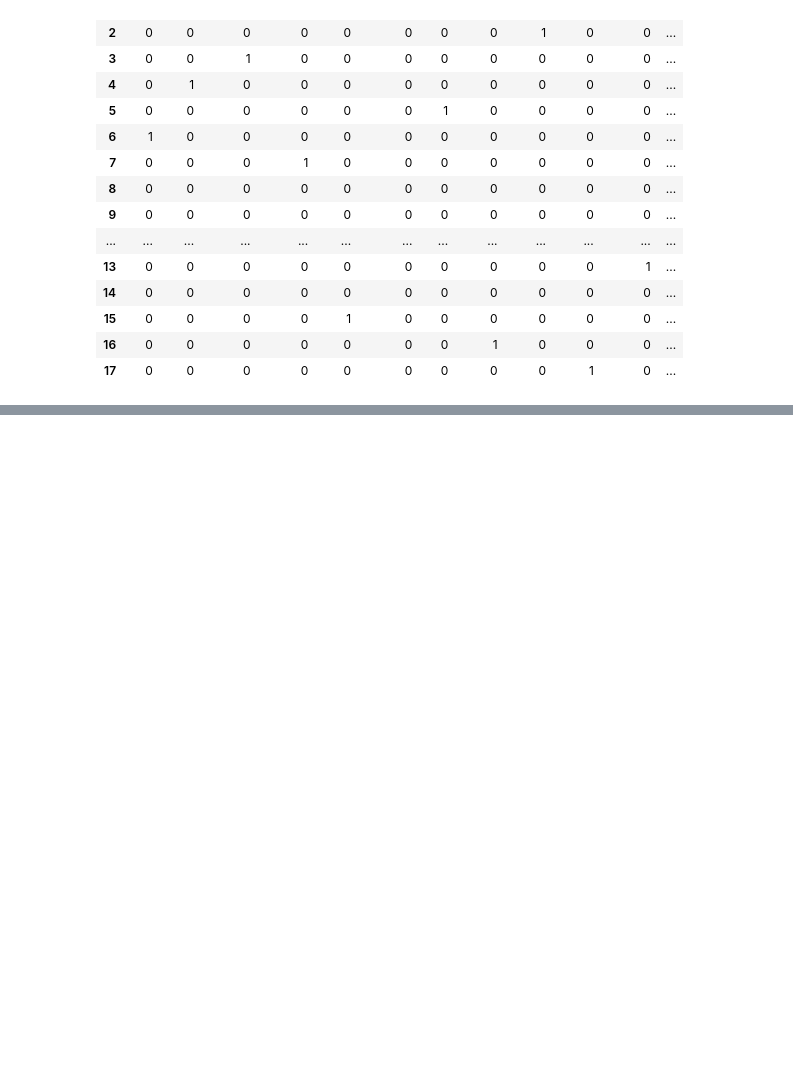
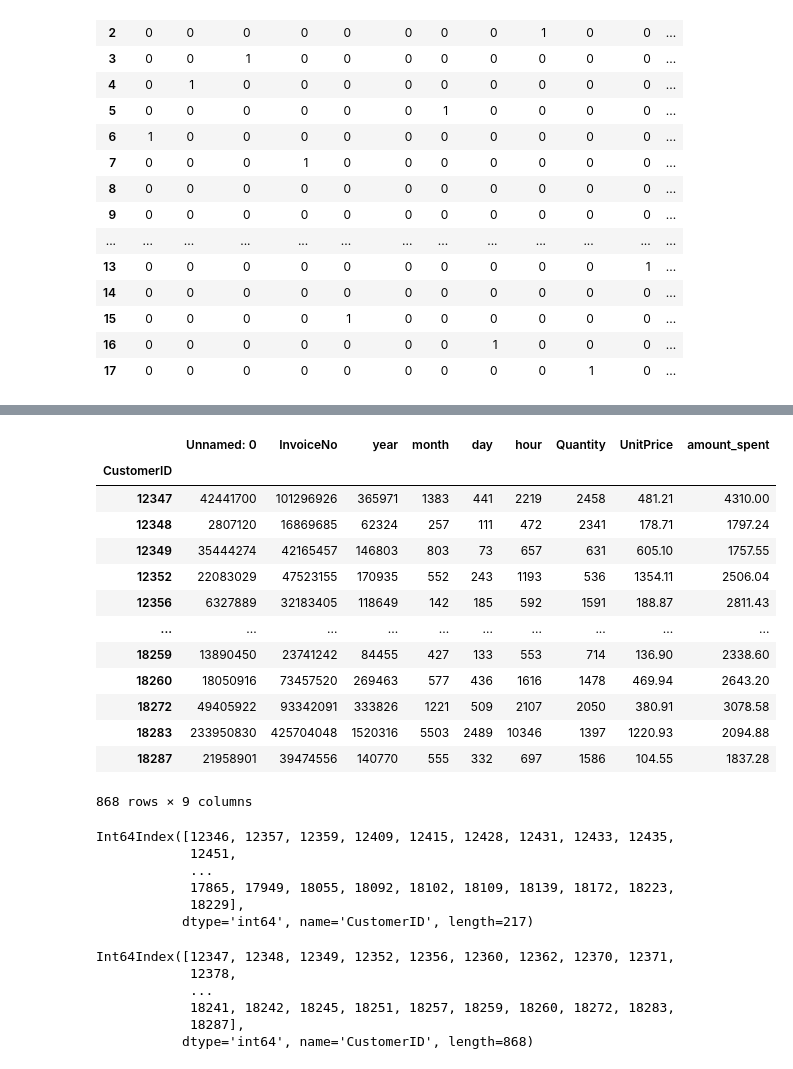
Before and after one commit to dataptmad0124/lessons, a Jupyter notebook: m1/Repaso_labs_3.ipynb, the cells around one changed output, grey strips where cells are left out. Cells and saved outputs as stored; diff of their text form; code cells hidden in the pictures; blank space fills up the shorter version.

```diff
--- a/m1/Repaso_labs_3.ipynb
+++ b/m1/Repaso_labs_3.ipynb
@@ -634,0 +680,39 @@ Name: amount_spent, Length: 397924, dtype: float64
+# %%
+grupo[(grupo.amount_spent <= per_95) & (grupo.amount_spent >= per_75)]
+# %% [output]
+|  | Unnamed: 0 | InvoiceNo | year | month | day | hour | Quantity | UnitPrice | amount_spent |
+| CustomerID |  |  |  |  |  |  |  |  |  |
+| 12347 | 42441700 | 101296926 | 365971 | 1383 | 441 | 2219 | 2458 | 481.21 | 4310.00 |
+| 12348 | 2807120 | 16869685 | 62324 | 257 | 111 | 472 | 2341 | 178.71 | 1797.24 |
+| 12349 | 35444274 | 42165457 | 146803 | 803 | 73 | 657 | 631 | 605.10 | 1757.55 |
+| 12352 | 22083029 | 47523155 | 170935 | 552 | 243 | 1193 | 536 | 1354.11 | 2506.04 |
+| 12356 | 6327889 | 32183405 | 118649 | 142 | 185 | 592 | 1591 | 188.87 | 2811.43 |
+| ... | ... | ... | ... | ... | ... | ... | ... | ... | ... |
+| 18259 | 13890450 | 23741242 | 84455 | 427 | 133 | 553 | 714 | 136.90 | 2338.60 |
+| 18260 | 18050916 | 73457520 | 269463 | 577 | 436 | 1616 | 1478 | 469.94 | 2643.20 |
+| 18272 | 49405922 | 93342091 | 333826 | 1221 | 509 | 2107 | 2050 | 380.91 | 3078.58 |
+| 18283 | 233950830 | 425704048 | 1520316 | 5503 | 2489 | 10346 | 1397 | 1220.93 | 2094.88 |
+| 18287 | 21958901 | 39474556 | 140770 | 555 | 332 | 697 | 1586 | 104.55 | 1837.28 |
+868 rows × 9 columns
+# %%
+vip = grupo[grupo.amount_spent >= per_95].index
+
+vip
+# %% [output]
+Int64Index([12346, 12357, 12359, 12409, 12415, 12428, 12431, 12433, 12435,
+            12451,
+            ...
+            17865, 17949, 18055, 18092, 18102, 18109, 18139, 18172, 18223,
+            18229],
+           dtype='int64', name='CustomerID', length=217)
+# %%
+otros = grupo[(grupo.amount_spent <= per_95) & (grupo.amount_spent >= per_75)].index
+
+otros  # CustomerID
+# %% [output]
+Int64Index([12347, 12348, 12349, 12352, 12356, 12360, 12362, 12370, 12371,
+            12378,
+            ...
+            18241, 18242, 18245, 18251, 18257, 18259, 18260, 18272, 18283,
+            18287],
+           dtype='int64', name='CustomerID', length=868)
```
Also changed, not shown: parts of 16 cells of this notebook.
